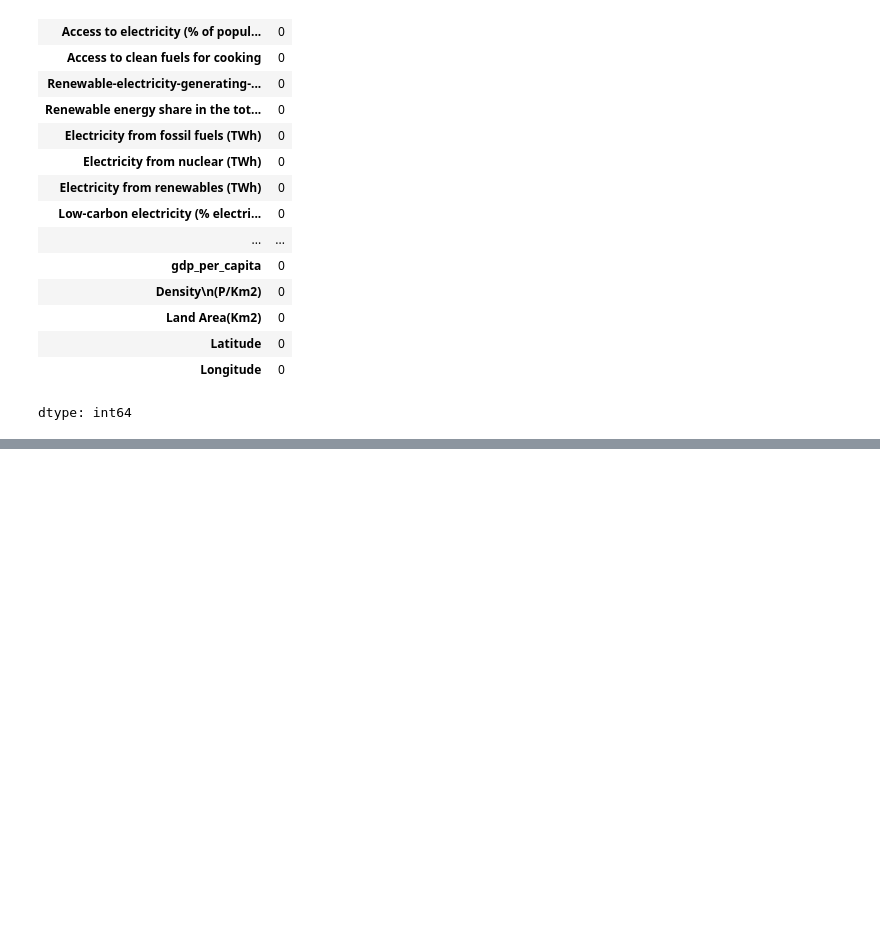
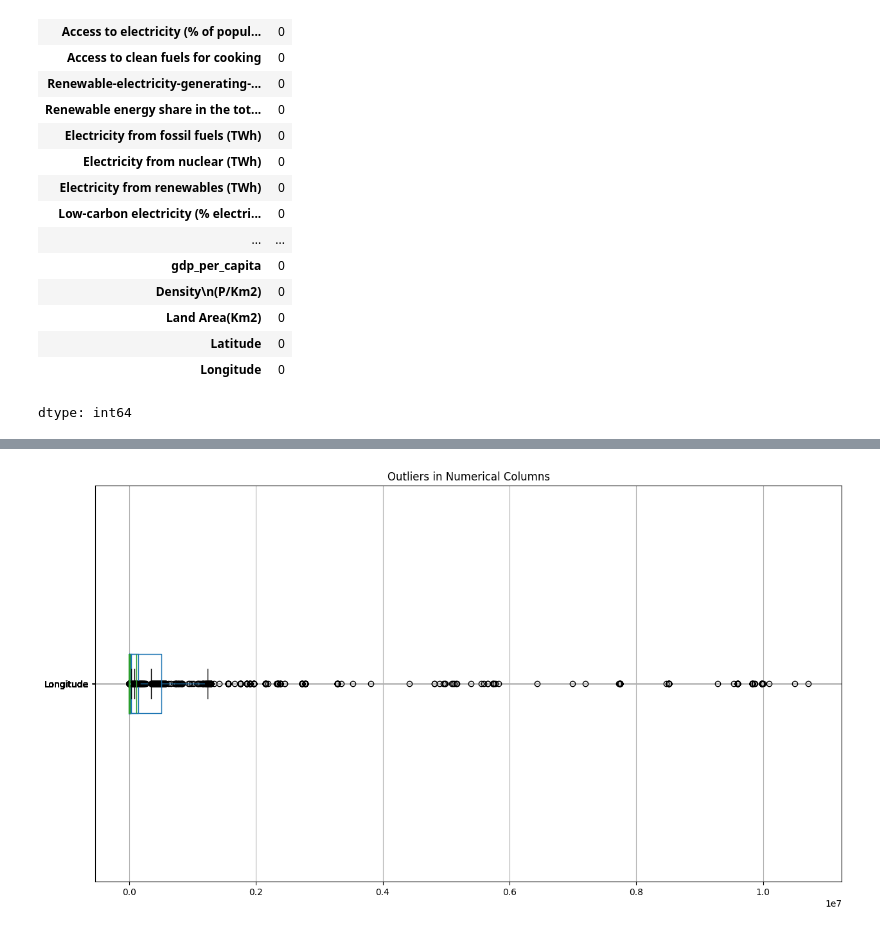
Before and after one commit to mnoriega-mx/energy-efficiency-trends, a Jupyter notebook: energy_efficiency_trends.ipynb, the cells around one changed output, grey strips where cells are left out. Cells and saved outputs as stored; diff of their text form; code cells hidden in the pictures; blank space fills up the shorter version.

```diff
--- a/energy_efficiency_trends.ipynb
+++ b/energy_efficiency_trends.ipynb
@@ -77,0 +102,5 @@ dtype: int64
+# %%
+#Clasification
+numerical_cols = df.select_dtypes(include=np.number).columns
+categorical_cols = df.select_dtypes(include='object').columns
+numerical_cols
@@ -77,0 +120,9 @@ dtype: int64
+# %%
+#Outliers
+fig = plt.figure(figsize =(15, 8))
+for col in numerical_cols:
+    df.boxplot(column=col, vert=False)
+plt.title("Outliers in Numerical Columns")
+plt.show()
+# %% [output]
+[figure, added]
```
Also changed, not shown: parts of 12 cells of this notebook.
